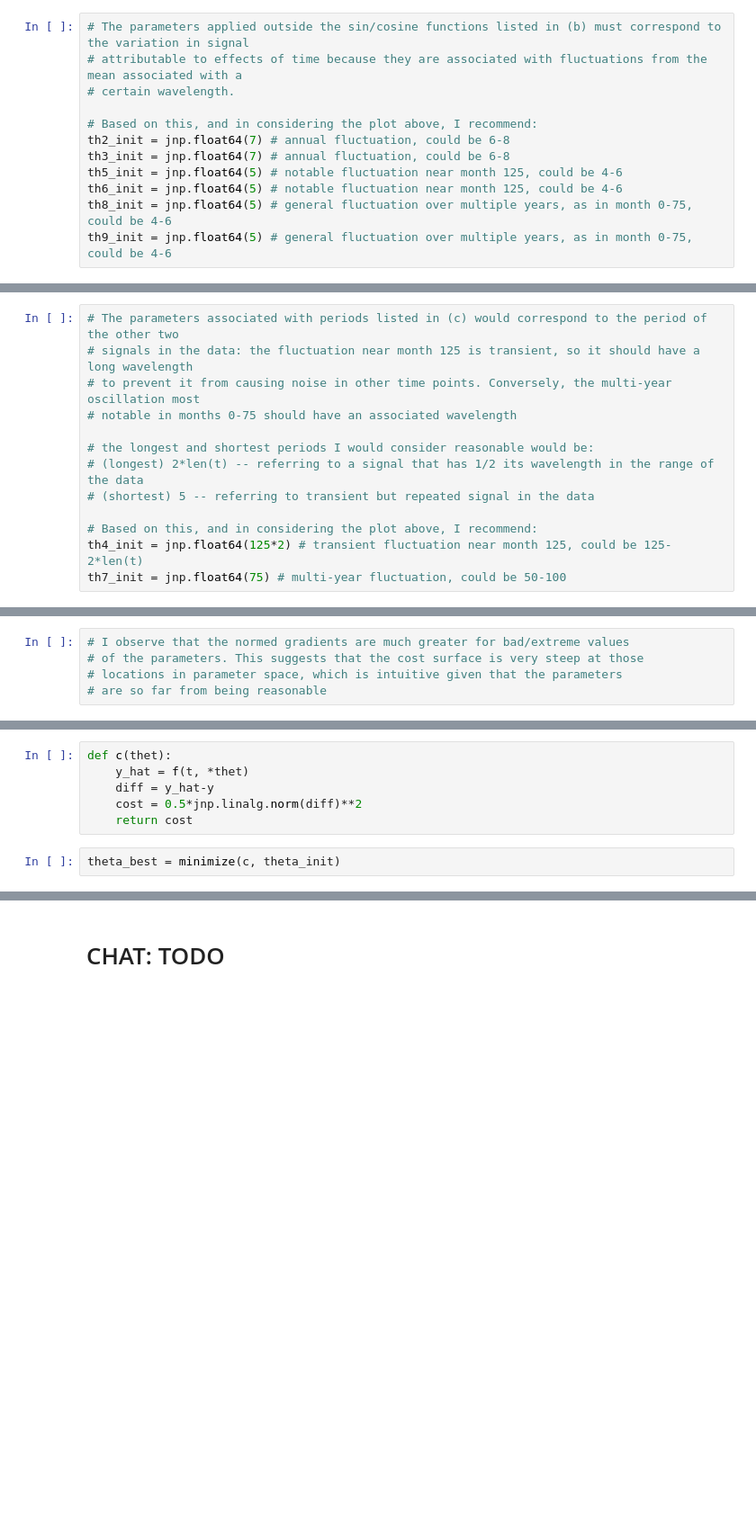
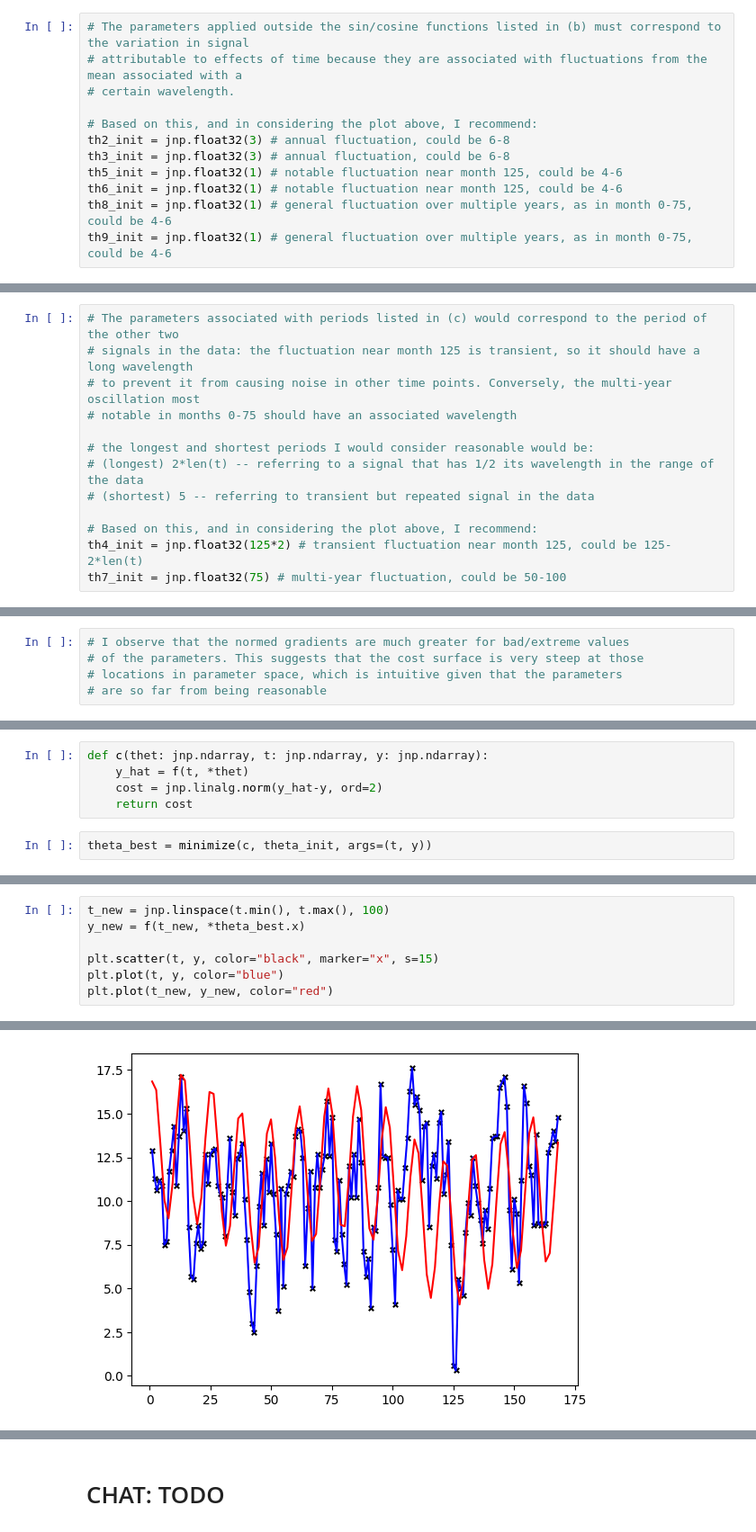
Before and after one commit to jwb-byu/cs-580-misc, a Jupyter notebook: hw/hw28/hw28.ipynb, the cells around one changed output, grey strips where cells are left out. Shown at 90% size. Saved outputs shown, nothing was run; the diff lists cells and outputs as text; blank space fills up the shorter version.

```diff
--- a/hw/hw28/hw28.ipynb
+++ b/hw/hw28/hw28.ipynb
@@ -52,12 +52,12 @@ th1_init = jnp.mean(y) # near 10.6
 # certain wavelength.
 
 # Based on this, and in considering the plot above, I recommend:
-th2_init = jnp.float64(7) # annual fluctuation, could be 6-8
-th3_init = jnp.float64(7) # annual fluctuation, could be 6-8
-th5_init = jnp.float64(5) # notable fluctuation near month 125, could be 4-6
-th6_init = jnp.float64(5) # notable fluctuation near month 125, could be 4-6
-th8_init = jnp.float64(5) # general fluctuation over multiple years, as in month 0-75, could be 4-6
-th9_init = jnp.float64(5) # general fluctuation over multiple years, as in month 0-75, could be 4-6
+th2_init = jnp.float32(3) # annual fluctuation, could be 6-8
+th3_init = jnp.float32(3) # annual fluctuation, could be 6-8
+th5_init = jnp.float32(1) # notable fluctuation near month 125, could be 4-6
+th6_init = jnp.float32(1) # notable fluctuation near month 125, could be 4-6
+th8_init = jnp.float32(1) # general fluctuation over multiple years, as in month 0-75, could be 4-6
+th9_init = jnp.float32(1) # general fluctuation over multiple years, as in month 0-75, could be 4-6
 # %% [markdown]
 <img src="fig_28_c.png" alt="formula" width="900">
 # %%
@@ -71,8 +71,8 @@ th9_init = jnp.float64(5) # general fluctuation over multiple years, as in month
 # (shortest) 5 -- referring to transient but repeated signal in the data
 
 # Based on this, and in considering the plot above, I recommend:
-th4_init = jnp.float64(125*2) # transient fluctuation near month 125, could be 125-2*len(t)
-th7_init = jnp.float64(75) # multi-year fluctuation, could be 50-100
+th4_init = jnp.float32(125*2) # transient fluctuation near month 125, could be 125-2*len(t)
+th7_init = jnp.float32(75) # multi-year fluctuation, could be 50-100
 # %%
 # combining all our theta values gives:
 theta_init = jnp.array([th1_init, th2_init, th3_init, th4_init, th5_init, th6_init, th7_init, th8_init, th9_init])
@@ -109,13 +109,12 @@ The norm of df/dth7 for bad thetas is 142.78128051757812
 # %% [markdown]
 <img src="fig_28_e.png" alt="formula" width="900">
 # %%
-def c(thet):
+def c(thet: jnp.ndarray, t: jnp.ndarray, y: jnp.ndarray):
     y_hat = f(t, *thet)
-    diff = y_hat-y
-    cost = 0.5*jnp.linalg.norm(diff)**2
+    cost = jnp.linalg.norm(y_hat-y, ord=2)
     return cost
 # %%
-theta_best = minimize(c, theta_init)
+theta_best = minimize(c, theta_init, args=(t, y))
 # %%
 theta_best.x
 # %% [output]
@@ -123,0 +123,8 @@ array([ 10.641668,   7.      ,   7.      , 250.      ,   5.      ,
+# %%
+t_new = jnp.linspace(t.min(), t.max(), 100)
+y_new = f(t_new, *theta_best.x)
+
+plt.scatter(t, y, color="black", marker="x", s=15)
+plt.plot(t, y, color="blue")
+plt.plot(t_new, y_new, color="red")
+# %% [output]
@@ -124,3 +132,4 @@ array([ 10.641668,   7.      ,   7.      , 250.      ,   5.      ,
+[figure, added]
 # %% [markdown]
 <img src="fig_28_f.png" alt="formula" width="900">
 # %% [markdown]
```
Also changed, not shown: parts of 4 cells of this notebook.
